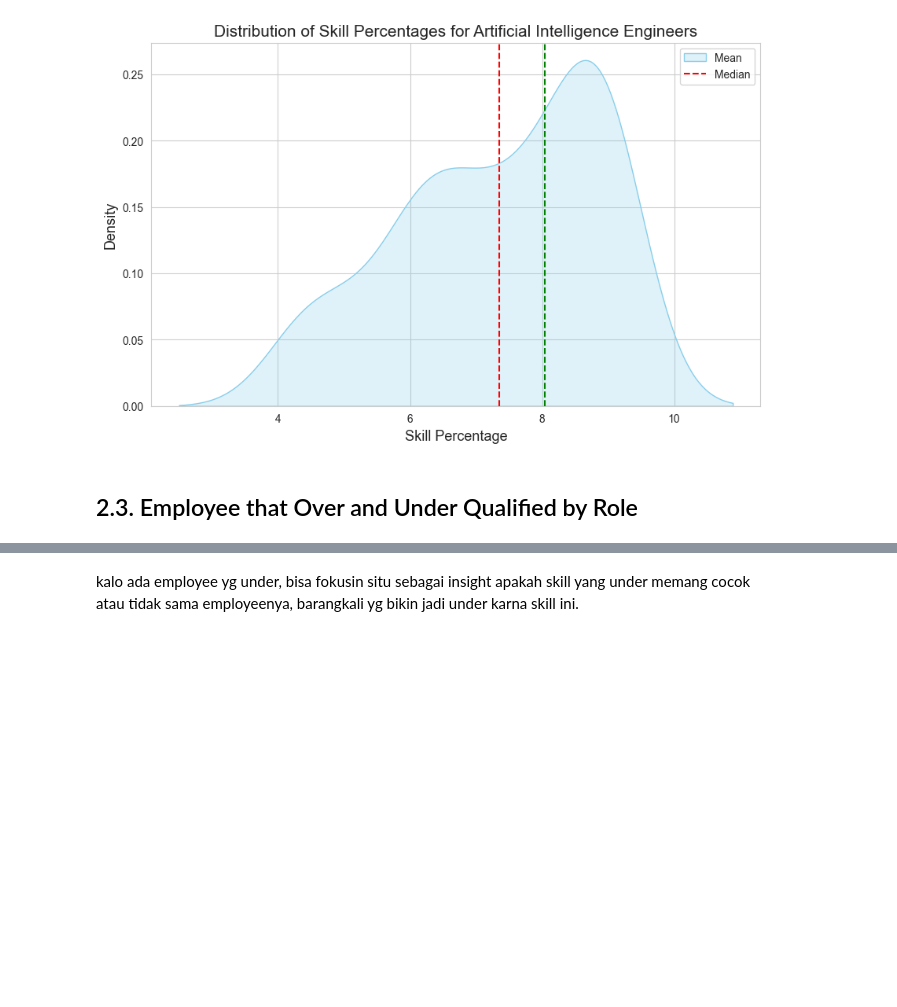
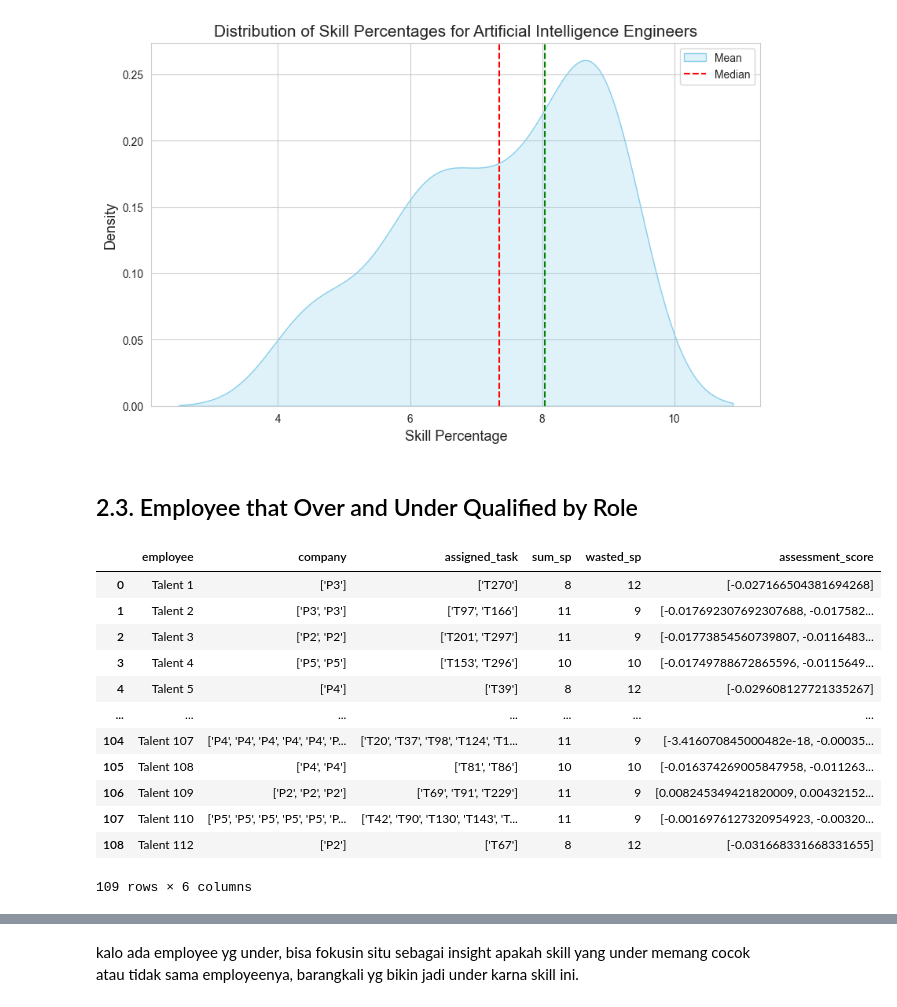
Before and after one commit to TK-Bunga-Matahari/shinchan, a Jupyter notebook: project1_task-management/solution/competency_assesment/manpower_planning.ipynb, the cells around one changed output, grey strips where cells are left out. Saved outputs shown, nothing was run; the diff lists cells and outputs as text; code cells hidden in the pictures; blank space fills up the shorter version.

Commit message:
feat: SHOW EMPLOYEE THAT UNDER QUALIFIED

```diff
--- a/project1_task-management/solution/competency_assesment/manpower_planning.ipynb
+++ b/project1_task-management/solution/competency_assesment/manpower_planning.ipynb
@@ -428,3 +456,19 @@ This will become an error in seaborn v0.14.0; please update your code.
 [figure]
 # %% [markdown]
 ## 2.3. Employee that Over and Under Qualified by Role
+# %%
+result_moo
+# %% [output]
+|  | employee | company | assigned_task | sum_sp | wasted_sp | assessment_score |
+| 0 | Talent 1 | ['P3'] | ['T270'] | 8 | 12 | [-0.027166504381694268] |
+| 1 | Talent 2 | ['P3', 'P3'] | ['T97', 'T166'] | 11 | 9 | [-0.017692307692307688, -0.017582... |
+| 2 | Talent 3 | ['P2', 'P2'] | ['T201', 'T297'] | 11 | 9 | [-0.01773854560739807, -0.0116483... |
+| 3 | Talent 4 | ['P5', 'P5'] | ['T153', 'T296'] | 10 | 10 | [-0.01749788672865596, -0.0115649... |
+| 4 | Talent 5 | ['P4'] | ['T39'] | 8 | 12 | [-0.029608127721335267] |
+| ... | ... | ... | ... | ... | ... | ... |
+| 104 | Talent 107 | ['P4', 'P4', 'P4', 'P4', 'P4', 'P... | ['T20', 'T37', 'T98', 'T124', 'T1... | 11 | 9 | [-3.416070845000482e-18, -0.00035... |
+| 105 | Talent 108 | ['P4', 'P4'] | ['T81', 'T86'] | 10 | 10 | [-0.016374269005847958, -0.011263... |
+| 106 | Talent 109 | ['P2', 'P2', 'P2'] | ['T69', 'T91', 'T229'] | 11 | 9 | [0.008245349421820009, 0.00432152... |
+| 107 | Talent 110 | ['P5', 'P5', 'P5', 'P5', 'P5', 'P... | ['T42', 'T90', 'T130', 'T143', 'T... | 11 | 9 | [-0.0016976127320954923, -0.00320... |
+| 108 | Talent 112 | ['P2'] | ['T67'] | 8 | 12 | [-0.031668331668331655] |
+109 rows × 6 columns
```
Also changed, not shown: parts of 18 cells of this notebook.
